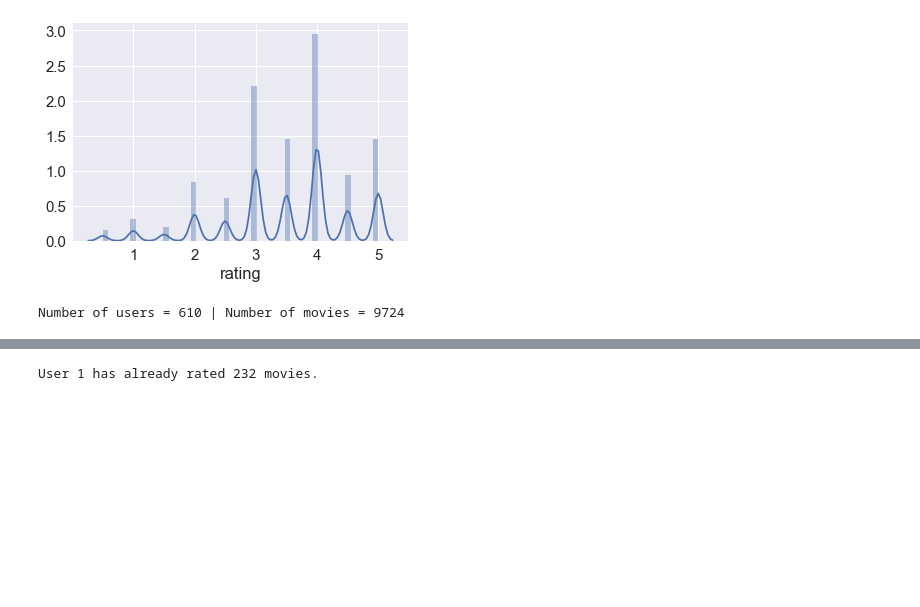
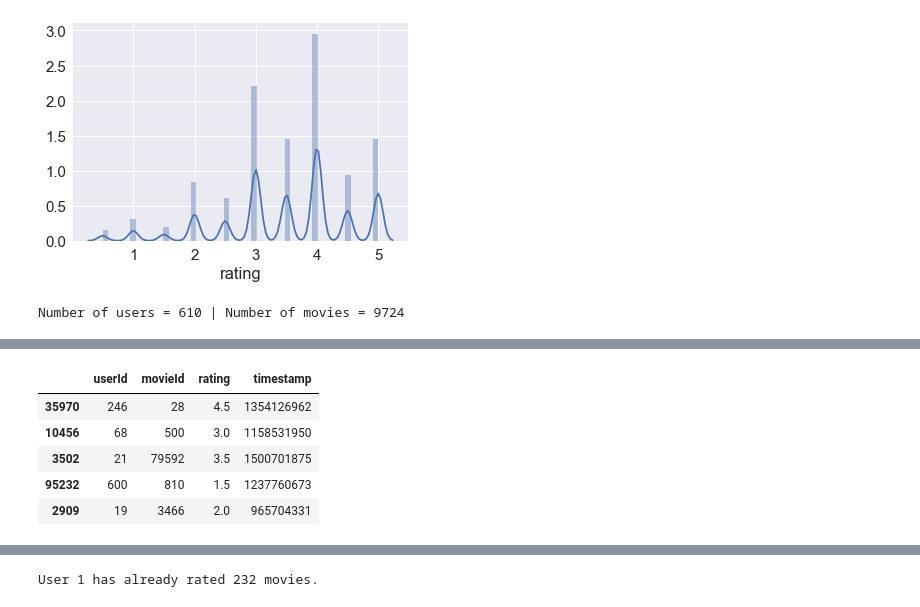
Before and after one commit to chua5683/A-Movie-Recommender-System, a Jupyter notebook: SVD_Collaborative_Filtering.ipynb, the cells around one changed output, grey strips where cells are left out. Cells and saved outputs as stored; diff of their text form; code cells hidden in the pictures; blank space fills up the shorter version.

```diff
--- a/SVD_Collaborative_Filtering.ipynb
+++ b/SVD_Collaborative_Filtering.ipynb
@@ -84,0 +111,9 @@ Number of users = 610 | Number of movies = 9724
+# %%
+test.head()
+# %% [output]
+|  | userId | movieId | rating | timestamp |
+| 35970 | 246 | 28 | 4.5 | 1354126962 |
+| 10456 | 68 | 500 | 3.0 | 1158531950 |
+| 3502 | 21 | 79592 | 3.5 | 1500701875 |
+| 95232 | 600 | 810 | 1.5 | 1237760673 |
+| 2909 | 19 | 3466 | 2.0 | 965704331 |
```
Also changed, not shown: parts of 19 cells of this notebook.
